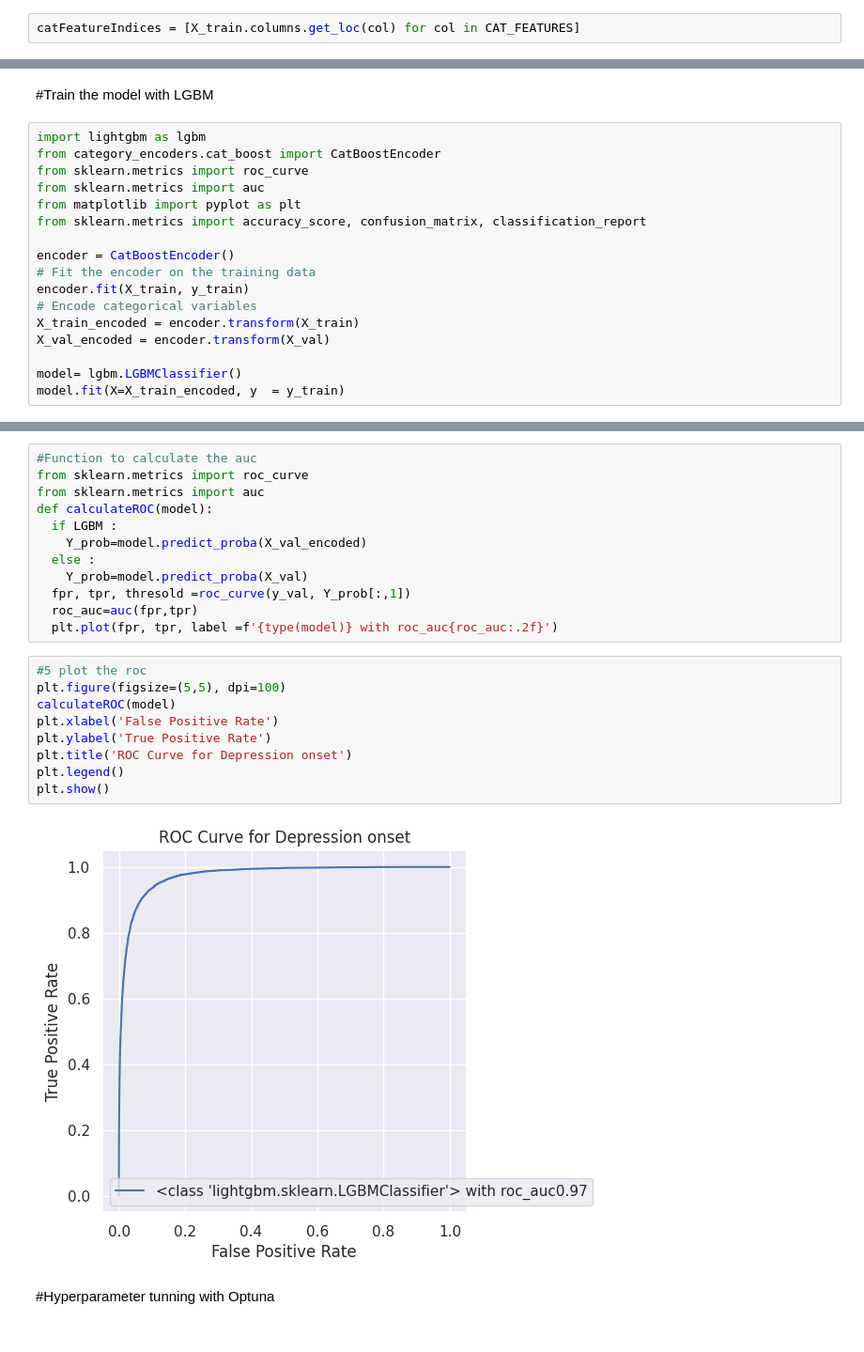
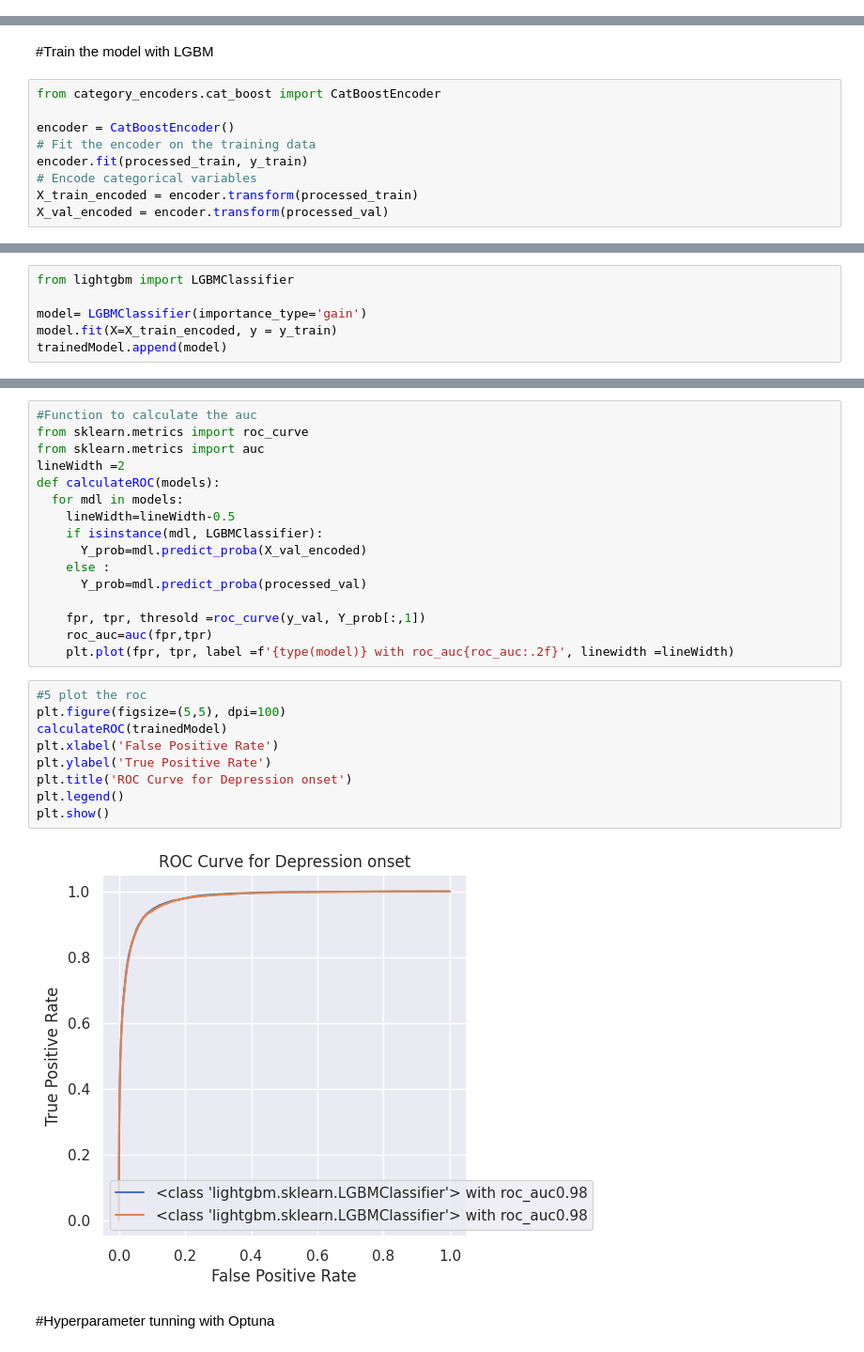
Before and after one commit to alamurm/pixelTest, a Jupyter notebook: case_study/MentalHealthExploring/MentalHealth_ML_PixelTest.ipynb, the cells around one changed output, grey strips where cells are left out. Shown at 94% size. Drawn from its saved outputs; the diff is of its cells as text.

```diff
--- a/case_study/MentalHealthExploring/MentalHealth_ML_PixelTest.ipynb
+++ b/case_study/MentalHealthExploring/MentalHealth_ML_PixelTest.ipynb
@@ -245,5 +331,3 @@ X_train, X_val, y_train, y_val = train_test_split(X, y, test_size=0.3, random_st
 # %% [markdown]
 #Train the model with CATBoost
-# %%
-catFeatureIndices = [X_train.columns.get_loc(col) for col in CAT_FEATURES]
 # %%
@@ -262,19 +360,11 @@ model.fit(trainingPool)
 # %% [markdown]
 #Train the model with LGBM
 # %%
-import lightgbm as lgbm
 from category_encoders.cat_boost import CatBoostEncoder
-from sklearn.metrics import roc_curve
-from sklearn.metrics import auc
-from matplotlib import pyplot as plt
-from sklearn.metrics import accuracy_score, confusion_matrix, classification_report
 
 encoder = CatBoostEncoder()
 # Fit the encoder on the training data
-encoder.fit(X_train, y_train)
+encoder.fit(processed_train, y_train)
 # Encode categorical variables
-X_train_encoded = encoder.transform(X_train)
-X_val_encoded = encoder.transform(X_val)
-
-model= lgbm.LGBMClassifier()
-model.fit(X=X_train_encoded, y  = y_train)
+X_train_encoded = encoder.transform(processed_train)
+X_val_encoded = encoder.transform(processed_val)
@@ -343,0 +371,6 @@ LGBMClassifier
+# %%
+from lightgbm import LGBMClassifier
+
+model= LGBMClassifier(importance_type='gain')
+model.fit(X=X_train_encoded, y = y_train)
+trainedModel.append(model)
@@ -345,24 +455,28 @@ LGBMClassifier
 #Function to calculate the auc
 from sklearn.metrics import roc_curve
 from sklearn.metrics import auc
-def calculateROC(model):
-  if LGBM :
-    Y_prob=model.predict_proba(X_val_encoded)
-  else :
-    Y_prob=model.predict_proba(X_val)
-  fpr, tpr, thresold =roc_curve(y_val, Y_prob[:,1])
-  roc_auc=auc(fpr,tpr)
-  plt.plot(fpr, tpr, label =f'{type(model)} with roc_auc{roc_auc:.2f}')
+lineWidth =2
+def calculateROC(models):
+  for mdl in models:
+    lineWidth=lineWidth-0.5
+    if isinstance(mdl, LGBMClassifier):
+      Y_prob=mdl.predict_proba(X_val_encoded)
+    else :
+      Y_prob=mdl.predict_proba(processed_val)
+
+    fpr, tpr, thresold =roc_curve(y_val, Y_prob[:,1])
+    roc_auc=auc(fpr,tpr)
+    plt.plot(fpr, tpr, label =f'{type(model)} with roc_auc{roc_auc:.2f}', linewidth =lineWidth)
 # %%
 #5 plot the roc
 plt.figure(figsize=(5,5), dpi=100)
-calculateROC(model)
+calculateROC(trainedModel)
 plt.xlabel('False Positive Rate')
 plt.ylabel('True Positive Rate')
 plt.title('ROC Curve for Depression onset')
 plt.legend()
 plt.show()
 # %% [output]
-[figure, old version]
+[figure, new version]
 # %% [markdown]
 #Hyperparameter tunning with Optuna
```
Also changed, not shown: parts of 30 cells of this notebook, 6 other files.
